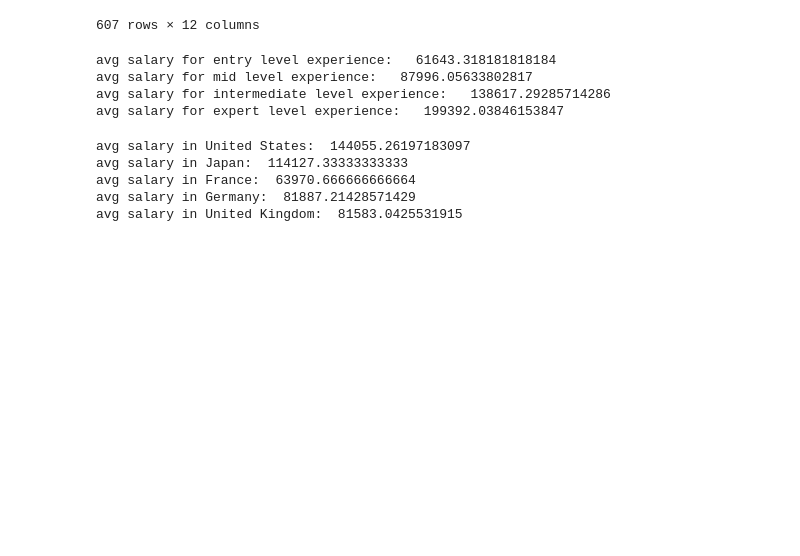
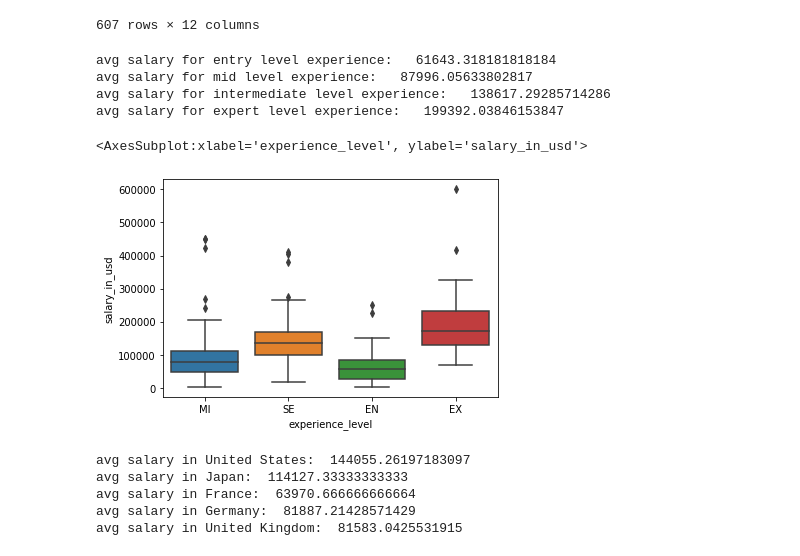
Before and after one commit to vic-lai/HtH_Build_Summer_2022, a Jupyter notebook: Finding-an-Interesting-Dataset-viclai/DS_Careers.ipynb, the cells around one changed output. Saved outputs shown, nothing was run; the diff lists cells and outputs as text; code cells hidden in the pictures; blank space fills up the shorter version.

```diff
--- a/Finding-an-Interesting-Dataset-viclai/DS_Careers.ipynb
+++ b/Finding-an-Interesting-Dataset-viclai/DS_Careers.ipynb
@@ -26,20 +26,23 @@ ds_salary_data
 # %%
  # 1 | Do careers have a higher salary if you have more experience?
 
 avg_entry = ds_salary_data[ds_salary_data['experience_level'] == 'EN']['salary_in_usd'].mean()
 avg_junior = ds_salary_data[ds_salary_data['experience_level'] == 'MI']['salary_in_usd'].mean()
 avg_senior = ds_salary_data[ds_salary_data['experience_level'] == 'SE']['salary_in_usd'].mean()
 avg_expert = ds_salary_data[ds_salary_data['experience_level'] == 'EX']['salary_in_usd'].mean()
 
 print("avg salary for entry level experience:  ", avg_entry)
 print("avg salary for mid level experience:  ", avg_junior)
 print("avg salary for intermediate level experience:  ", avg_senior)
 print("avg salary for expert level experience:  ", avg_expert)
+sns.boxplot(x = ds_salary_data['experience_level'], y = ds_salary_data['salary_in_usd'])
 # %% [output]
 avg salary for entry level experience:   61643.318181818184
 avg salary for mid level experience:   87996.05633802817
 avg salary for intermediate level experience:   138617.29285714286
 avg salary for expert level experience:   199392.03846153847
+<AxesSubplot:xlabel='experience_level', ylabel='salary_in_usd'>
+[figure, added]
 # %%
 # 2 | Which countries have the highest salaries?
 
```
Also changed, not shown: 1 other file.
